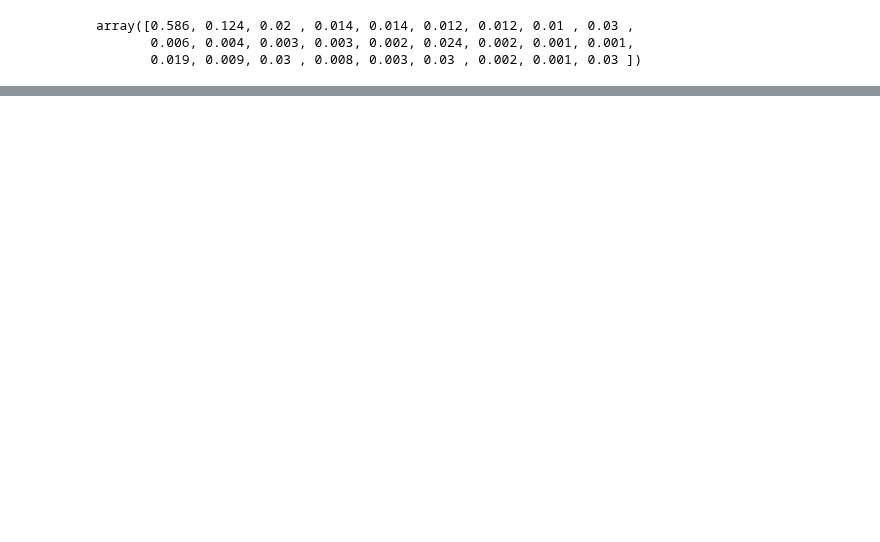
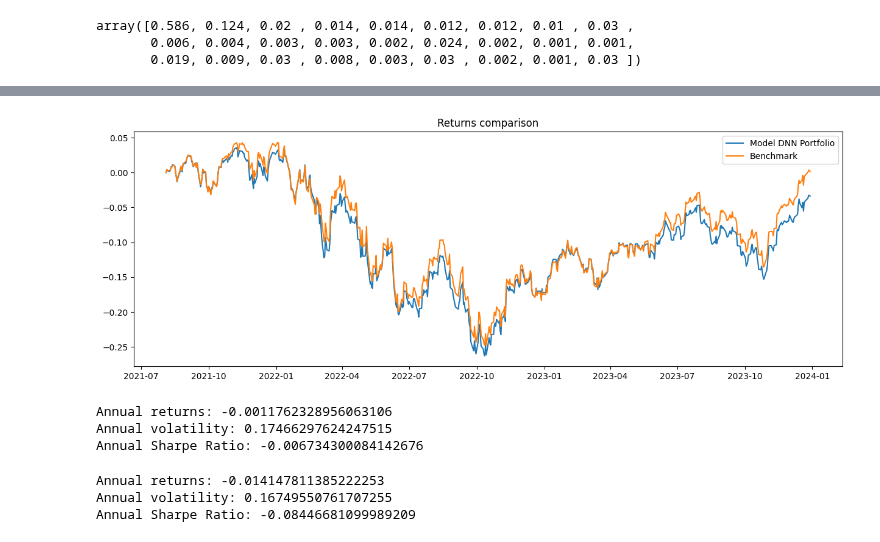
Before and after one commit to lharazin/TFM, a Jupyter notebook: Algorithm/models/base_model_1.ipynb, the cells around one changed output, grey strips where cells are left out. Cells and saved outputs as stored; diff of their text form; code cells hidden in the pictures; blank space fills up the shorter version.

```diff
--- a/Algorithm/models/base_model_1.ipynb
+++ b/Algorithm/models/base_model_1.ipynb
@@ -269,0 +273,11 @@ array([0.586, 0.124, 0.02 , 0.014, 0.014, 0.012, 0.012, 0.01 , 0.03 ,
+# %%
+benchmark_test = benchmark[dates_for_test[0]:]
+benchmark_returns = np.log(benchmark_test).diff().dropna()
+cum_benchmark_returns = (1 + benchmark_returns).cumprod() - 1
+cum_benchmark_returns.loc[dates_for_test[0]] = 0
+cum_benchmark_returns.sort_index(inplace=True)
+# %%
+days_to_rebalance = dates_for_test.insert(29, df_countries.index.values[-1])
+df_prices_test = df_countries[dates_for_test[0]:]
+df_returns_test = np.log(df_prices_test).diff().fillna(0)
+df_returns_test
@@ -269,0 +298,8 @@ array([0.586, 0.124, 0.02 , 0.014, 0.014, 0.012, 0.012, 0.01 , 0.03 ,
+# %%
+predictions_test = model_dnn.predict(x_test)
+predictions_test_df = pd.DataFrame(predictions_test,
+                                   index=dates_for_test,
+                                   columns=df_countries.columns)
+predictions_test_df = predictions_test_df.reindex(index=df_prices_test.index)
+predictions_test_df = predictions_test_df.ffill() # Fill the entire month with predicted weights
+predictions_test_df
@@ -269,0 +321,17 @@ array([0.586, 0.124, 0.02 , 0.014, 0.014, 0.012, 0.012, 0.01 , 0.03 ,
+# %%
+summed_returns = (df_returns_test.values *
+                  predictions_test_df.values).sum(axis=1)
+total_returns = pd.Series(index=df_returns_test.index,
+                          data=summed_returns)
+cum_total_returns = (1 + total_returns).cumprod() - 1
+cum_total_returns.loc[days_to_rebalance[0]] = 0
+cum_total_returns.sort_index(inplace=True)
+# %%
+plt.figure(figsize=(15, 5))
+plt.plot(cum_total_returns, label='Model DNN Portfolio')
+plt.plot(cum_benchmark_returns, label='Benchmark')
+plt.legend()
+plt.title('Returns comparison')
+plt.show()
+# %% [output]
+[figure, added]
@@ -269,0 +359,14 @@ array([0.586, 0.124, 0.02 , 0.014, 0.014, 0.012, 0.012, 0.01 , 0.03 ,
+# %%
+# Benchmark
+print_metrics(benchmark_returns)
+# %% [output]
+Annual returns: -0.0011762328956063106
+Annual volatility: 0.17466297624247515
+Annual Sharpe Ratio: -0.006734300084142676
+# %%
+# Model DNN Portfolio
+print_metrics(total_returns)
+# %% [output]
+Annual returns: -0.014147811385222253
+Annual volatility: 0.16749550761707255
+Annual Sharpe Ratio: -0.08446681099989209
```
Also changed, not shown: parts of 8 cells of this notebook.
